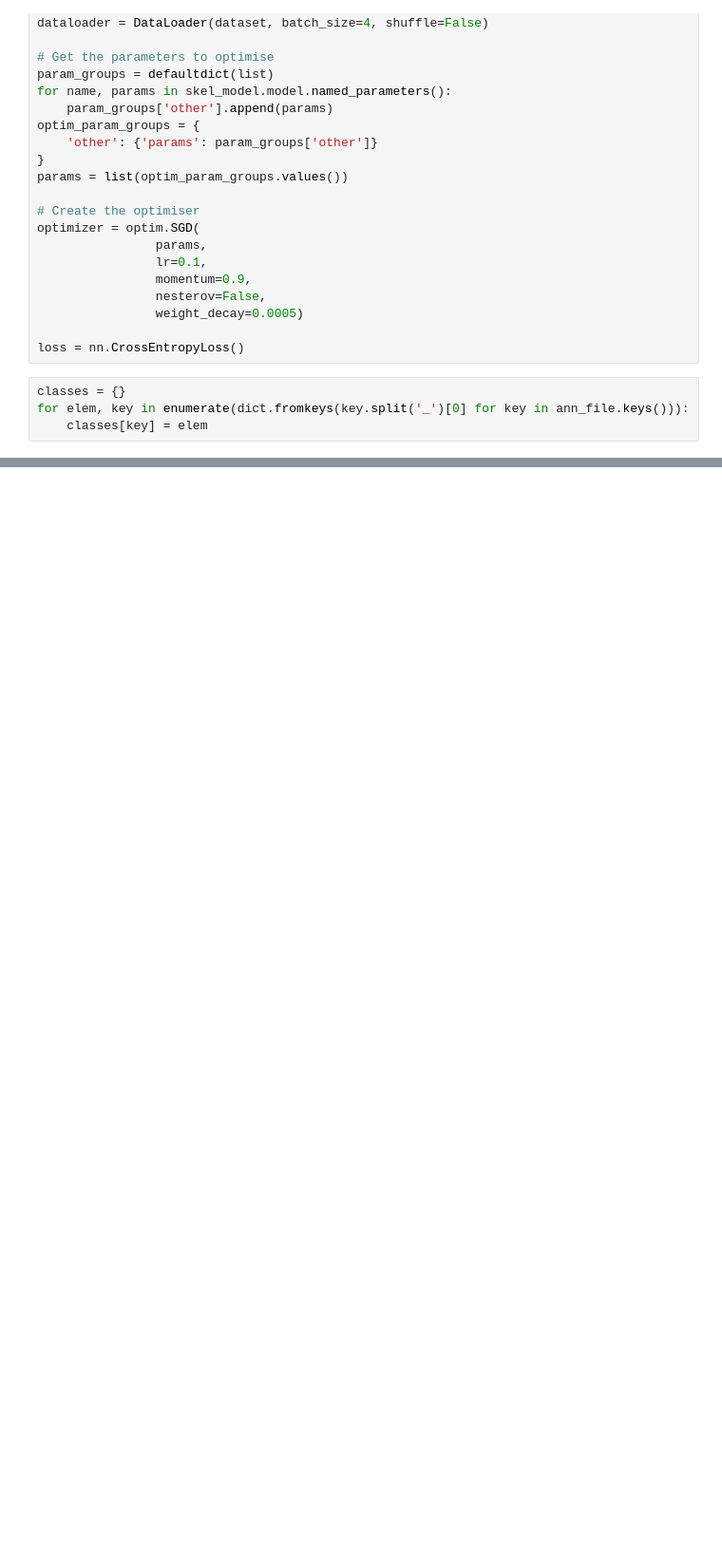
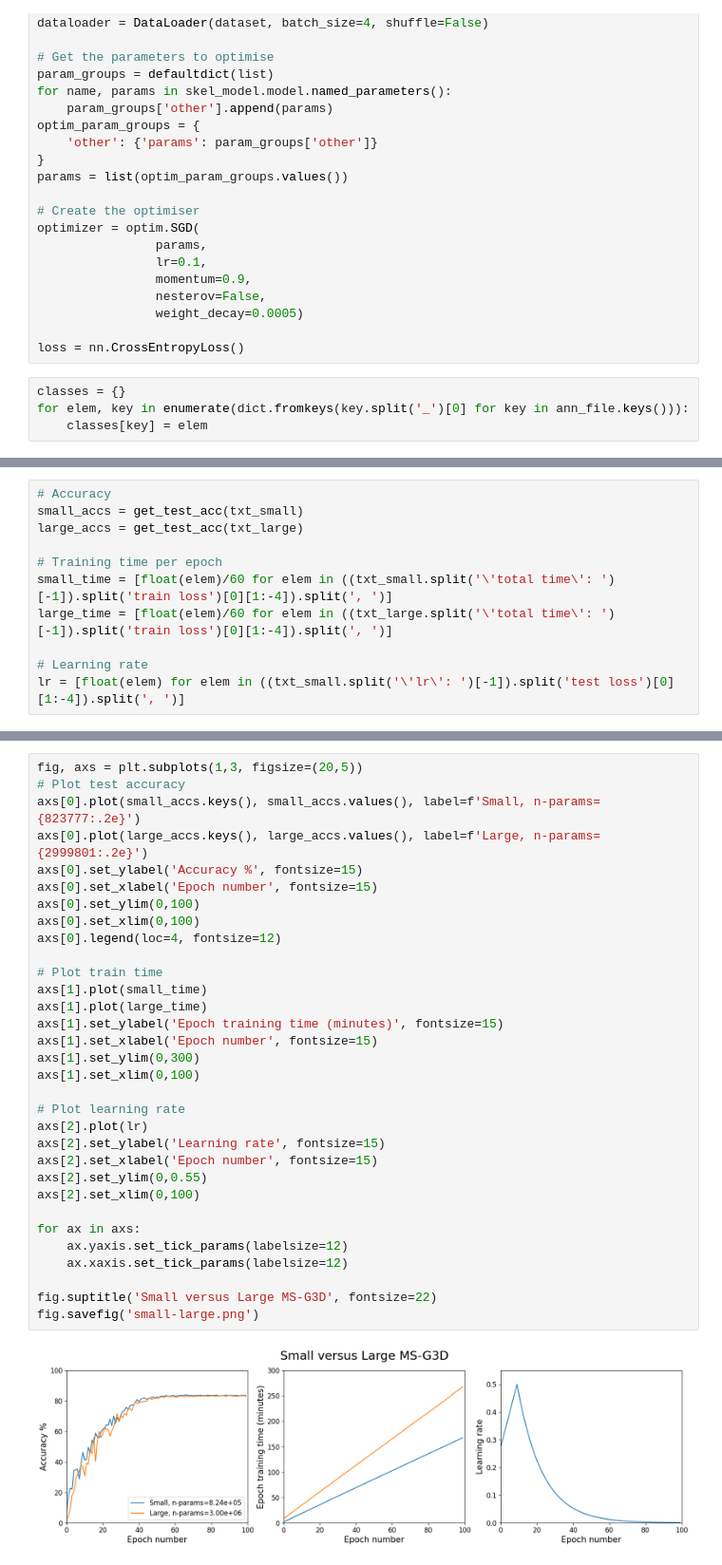
Before and after one commit to LewisDeZoete/PoseOFF, a Jupyter notebook: real_time_skeleton.ipynb, the cells around one changed output, grey strips where cells are left out. Shown: that part at 95% size. Drawn from its saved outputs; the diff is of its cells as text; blank space fills up the shorter version.

Commit message:
Better debug tools, cleaner train script, testing checkpoint saving, graphed small net versus large

```diff
--- a/real_time_skeleton.ipynb
+++ b/real_time_skeleton.ipynb
@@ -166,0 +210,11 @@ Speed: 0.6ms preprocess, 2.6ms inference, 3.5ms postprocess per image at shape (
+# %%
+# Accuracy
+small_accs = get_test_acc(txt_small)
+large_accs = get_test_acc(txt_large)
+
+# Training time per epoch
+small_time = [float(elem)/60 for elem in ((txt_small.split('\'total time\': ')[-1]).split('train loss')[0][1:-4]).split(', ')]
+large_time = [float(elem)/60 for elem in ((txt_large.split('\'total time\': ')[-1]).split('train loss')[0][1:-4]).split(', ')]
+
+# Learning rate
+lr = [float(elem) for elem in ((txt_small.split('\'lr\': ')[-1]).split('test loss')[0][1:-4]).split(', ')]
@@ -166,0 +232,34 @@ Speed: 0.6ms preprocess, 2.6ms inference, 3.5ms postprocess per image at shape (
+# %%
+fig, axs = plt.subplots(1,3, figsize=(20,5))
+# Plot test accuracy
+axs[0].plot(small_accs.keys(), small_accs.values(), label=f'Small, n-params={823777:.2e}')
+axs[0].plot(large_accs.keys(), large_accs.values(), label=f'Large, n-params={2999801:.2e}')
+axs[0].set_ylabel('Accuracy %', fontsize=15)
+axs[0].set_xlabel('Epoch number', fontsize=15)
+axs[0].set_ylim(0,100)
+axs[0].set_xlim(0,100)
+axs[0].legend(loc=4, fontsize=12)
+
+# Plot train time
+axs[1].plot(small_time)
+axs[1].plot(large_time)
+axs[1].set_ylabel('Epoch training time (minutes)', fontsize=15)
+axs[1].set_xlabel('Epoch number', fontsize=15)
+axs[1].set_ylim(0,300)
+axs[1].set_xlim(0,100)
+
+# Plot learning rate
+axs[2].plot(lr)
+axs[2].set_ylabel('Learning rate', fontsize=15)
+axs[2].set_xlabel('Epoch number', fontsize=15)
+axs[2].set_ylim(0,0.55)
+axs[2].set_xlim(0,100)
+
+for ax in axs:
+    ax.yaxis.set_tick_params(labelsize=12)
+    ax.xaxis.set_tick_params(labelsize=12)
+
+fig.suptitle('Small versus Large MS-G3D', fontsize=22)
+fig.savefig('small-large.png')
+# %% [output]
+[figure, added]
```
Also changed, not shown: parts of 17 cells of this notebook, 4 other files.
